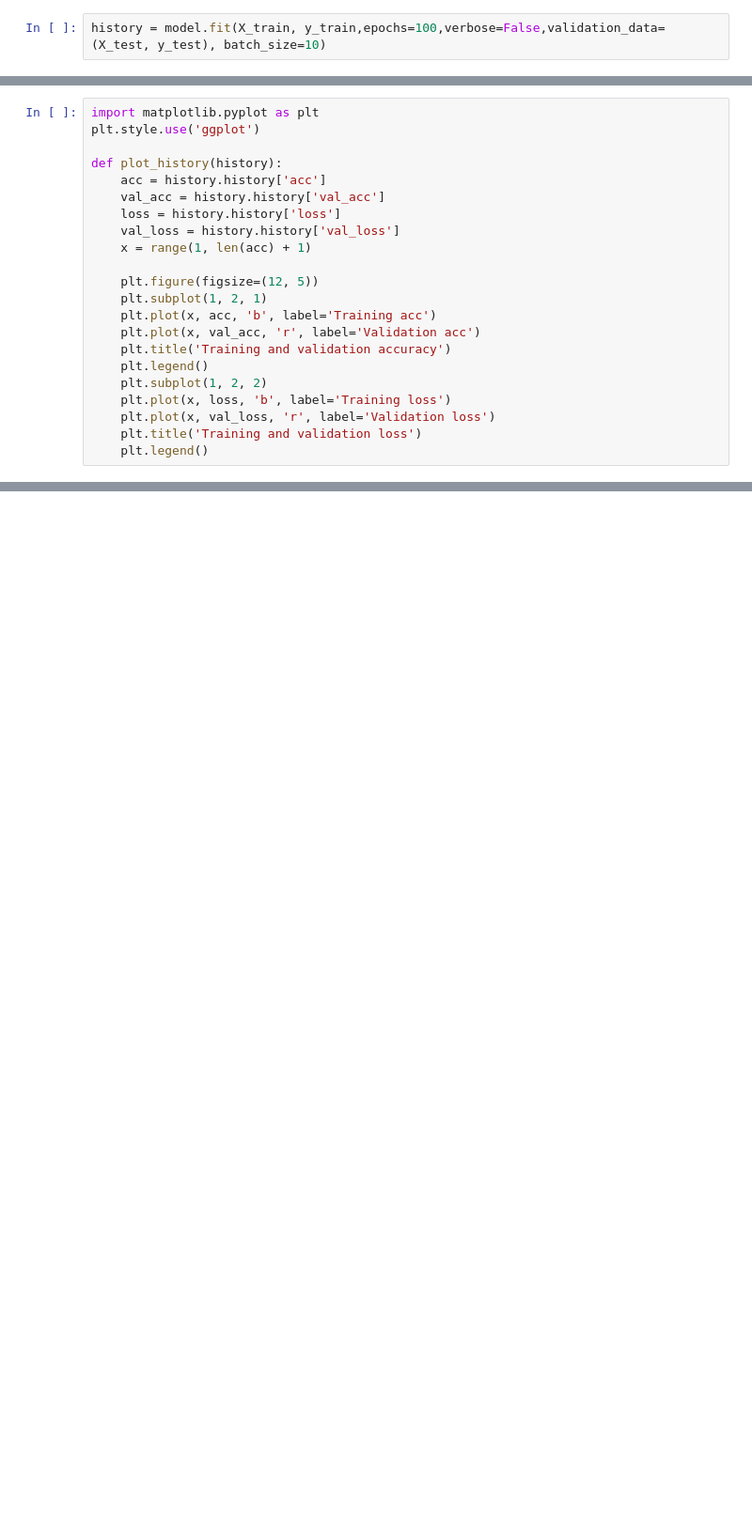
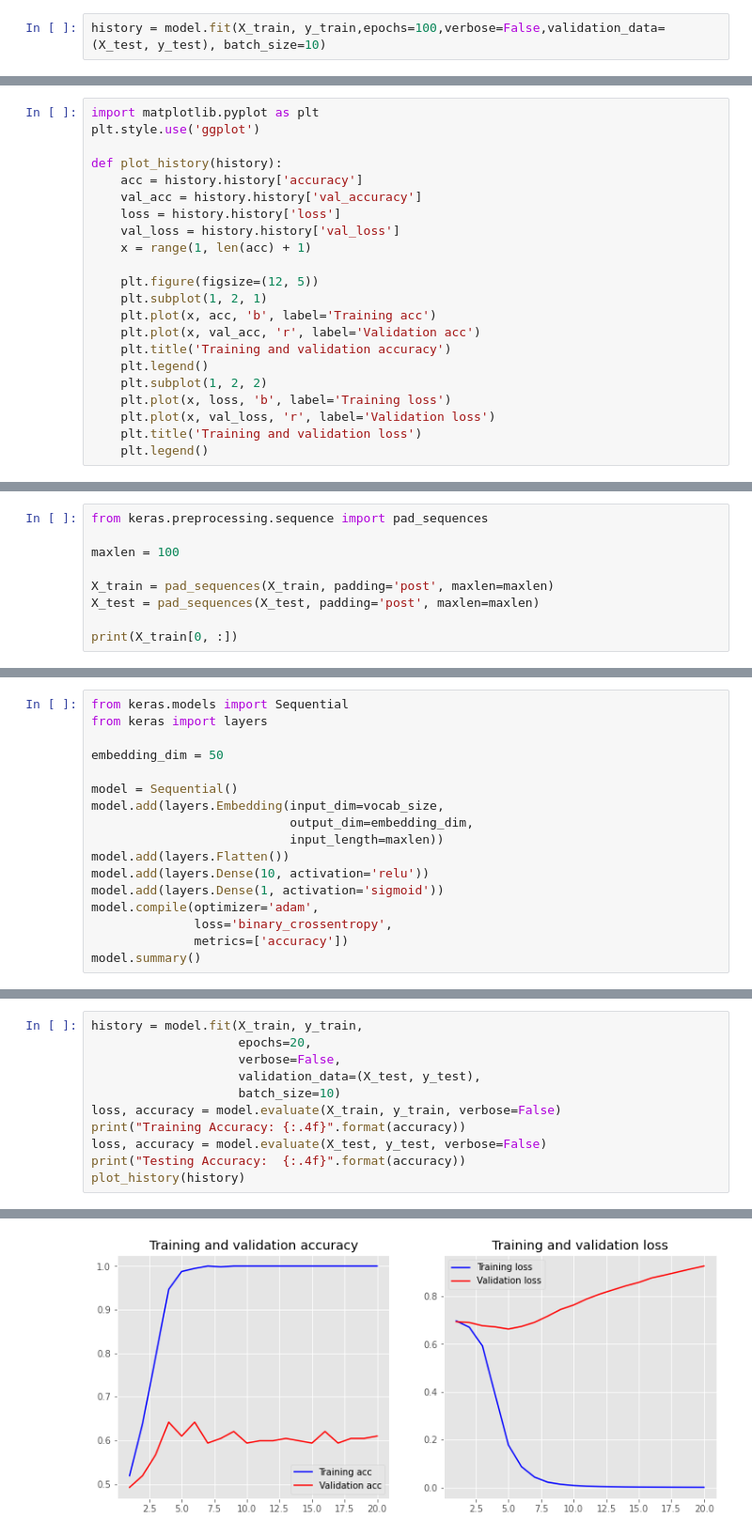
Before and after one commit to will-ing/text-classfier, a Jupyter notebook: text-classifer.ipynb, the cells around one changed output, grey strips where cells are left out. Shown: that part at 94% size. Saved outputs shown, nothing was run; the diff lists cells and outputs as text; blank space fills up the shorter version.

```diff
--- a/text-classifer.ipynb
+++ b/text-classifer.ipynb
@@ -127,8 +137,8 @@ import matplotlib.pyplot as plt
 plt.style.use('ggplot')
 
 def plot_history(history):
-    acc = history.history['acc']
-    val_acc = history.history['val_acc']
+    acc = history.history['accuracy']
+    val_acc = history.history['val_accuracy']
     loss = history.history['loss']
     val_loss = history.history['val_loss']
     x = range(1, len(acc) + 1)
@@ -150,0 +212,9 @@ TypeError: 'History' object is not subscriptable
+# %%
+from keras.preprocessing.sequence import pad_sequences
+
+maxlen = 100
+
+X_train = pad_sequences(X_train, padding='post', maxlen=maxlen)
+X_test = pad_sequences(X_test, padding='post', maxlen=maxlen)
+
+print(X_train[0, :])
@@ -150,0 +228,17 @@ TypeError: 'History' object is not subscriptable
+# %%
+from keras.models import Sequential
+from keras import layers
+
+embedding_dim = 50
+
+model = Sequential()
+model.add(layers.Embedding(input_dim=vocab_size,
+                           output_dim=embedding_dim,
+                           input_length=maxlen))
+model.add(layers.Flatten())
+model.add(layers.Dense(10, activation='relu'))
+model.add(layers.Dense(1, activation='sigmoid'))
+model.compile(optimizer='adam',
+              loss='binary_crossentropy',
+              metrics=['accuracy'])
+model.summary()
@@ -150,0 +262,12 @@ TypeError: 'History' object is not subscriptable
+# %%
+history = model.fit(X_train, y_train,
+                    epochs=20,
+                    verbose=False,
+                    validation_data=(X_test, y_test),
+                    batch_size=10)
+loss, accuracy = model.evaluate(X_train, y_train, verbose=False)
+print("Training Accuracy: {:.4f}".format(accuracy))
+loss, accuracy = model.evaluate(X_test, y_test, verbose=False)
+print("Testing Accuracy:  {:.4f}".format(accuracy))
+plot_history(history)
+# %% [output]
@@ -150,0 +276 @@ TypeError: 'History' object is not subscriptable
+[figure, added]
```
Also changed, not shown: parts of 30 cells of this notebook.
